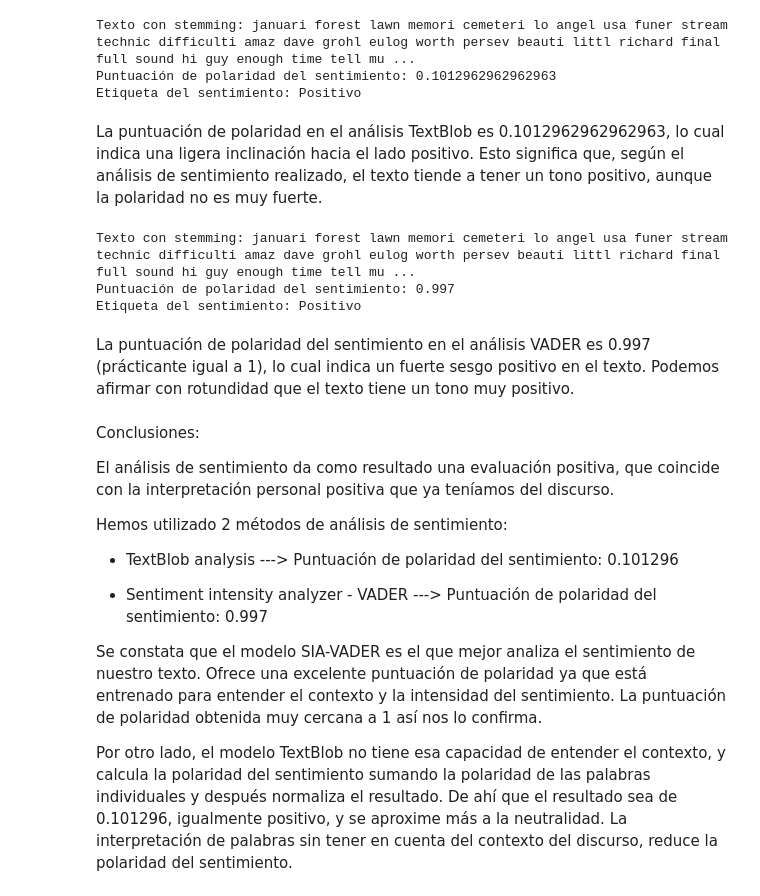
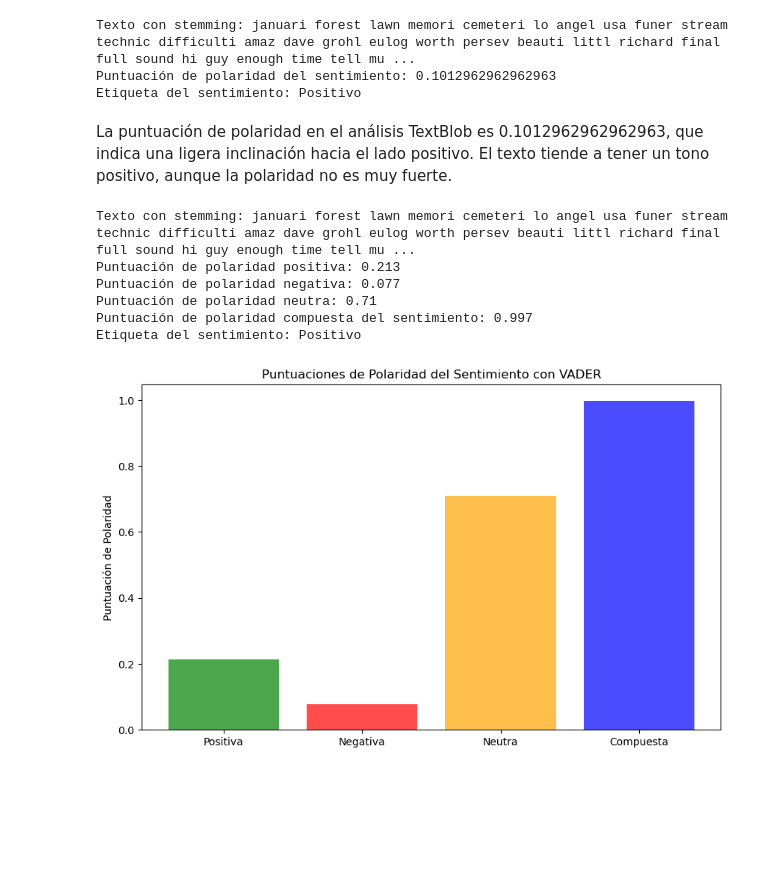
Before and after one commit to AlexV0611/Sprint_9_Text_mining, a Jupyter notebook: M9T01.ipynb, the cells around one changed output. Cells and saved outputs as stored; diff of their text form; code cells hidden in the pictures; blank space fills up the shorter version.

```diff
--- a/M9T01.ipynb
+++ b/M9T01.ipynb
@@ -228,12 +227,11 @@ Texto con stemming: januari forest lawn memori cemeteri lo angel usa funer strea
 Puntuación de polaridad del sentimiento: 0.1012962962962963
 Etiqueta del sentimiento: Positivo
 # %% [markdown]
-La puntuación de polaridad en el análisis TextBlob es 0.1012962962962963, lo cual indica una ligera inclinación hacia el lado positivo. Esto significa que, según el análisis de sentimiento realizado, el texto tiende a tener un tono positivo, aunque la polaridad no es muy fuerte.
+La puntuación de polaridad en el análisis TextBlob es 0.1012962962962963, que indica una ligera inclinación hacia el lado positivo.  El texto tiende a tener un tono positivo, aunque la polaridad no es muy fuerte.
 # %%
-# SENTIMENT INTENSITY ANALYZER - VADER (analiza el contexto)
+# ANALISIS INTENSIDAD SDEL SENTIMIENTO  VADER (analiza el contexto)
 
 from nltk.sentiment import SentimentIntensityAnalyzer
-from nltk.tokenize import word_tokenize
 
 # Creamos un texto a partir de las stemmed words
 text = " ".join(stemmed_words)
@@ -246,6 +244,11 @@ sia = SentimentIntensityAnalyzer()
 
 # puntuación de polaridad del sentimiento
 sentiment_scores = sia.polarity_scores(text)
+
+# Puntuaciones específicas
+positive_score = sentiment_scores['pos']
+negative_score = sentiment_scores['neg']
+neutral_score = sentiment_scores['neu']
 
 # polaridad del sentimiento
 sentiment_polarity = sentiment_scores['compound']
@@ -260,26 +263,32 @@ else:
 
 
 print("Texto con stemming:", text)
-print("Puntuación de polaridad del sentimiento:", sentiment_polarity)
+print("Puntuación de polaridad positiva:", positive_score)
+print("Puntuación de polaridad negativa:", negative_score)
+print("Puntuación de polaridad neutra:", neutral_score)
+print("Puntuación de polaridad compuesta del sentimiento:", sentiment_polarity)
 print("Etiqueta del sentimiento:", sentiment_label)
 # %% [output]
 Texto con stemming: januari forest lawn memori cemeteri lo angel usa funer stream technic difficulti amaz dave grohl eulog worth persev beauti littl richard final full sound hi guy enough time tell mu ...
-Puntuación de polaridad del sentimiento: 0.997
+Puntuación de polaridad positiva: 0.213
+Puntuación de polaridad negativa: 0.077
+Puntuación de polaridad neutra: 0.71
+Puntuación de polaridad compuesta del sentimiento: 0.997
 Etiqueta del sentimiento: Positivo
-# %% [markdown]
-La puntuación de polaridad del sentimiento en el análisis VADER es 0.997 (prácticante igual a 1), lo cual indica un fuerte sesgo positivo en el texto. Podemos afirmar con rotundidad que el texto tiene un tono muy positivo.
-# %% [markdown]
-Conclusiones:
-
-
-El análisis de sentimiento da como resultado una evaluación positiva, que coincide con la interpretación personal positiva que ya teníamos del discurso.
-
-Hemos utilizado 2 métodos de análisis de sentimiento:
-
-- TextBlob analysis ---> Puntuación de polaridad del sentimiento: 0.101296
-
-- Sentiment intensity analyzer - VADER ---> Puntuación de polaridad del sentimiento: 0.997
-
-Se constata que el modelo SIA-VADER es el que mejor analiza el sentimiento de nuestro texto. Ofrece una excelente puntuación de polaridad ya que está entrenado para entender el contexto y la intensidad del sentimiento. La puntuación de polaridad obtenida muy cercana a 1 así nos lo confirma.
-
-Por otro lado, el modelo TextBlob no tiene esa capacidad de entender el contexto, y calcula la polaridad del sentimiento sumando la polaridad de las palabras individuales y después normaliza el resultado. De ahí que el resultado sea de 0.101296, igualmente positivo, y se aproxime más a la neutralidad. La interpretación de palabras sin tener en cuenta del contexto del discurso, reduce la polaridad del sentimiento.
+# %%
+# Podemos graficar los resultados:
+
+labels = ['Positiva', 'Negativa', 'Neutra', 'Compuesta']
+scores = [positive_score, negative_score, neutral_score, sentiment_polarity]
+
+
+plt.figure(figsize=(10, 6))
+plt.bar(labels, scores, color=['green', 'red', 'orange', 'blue'], alpha=0.7)
+
+
+plt.ylabel('Puntuación de Polaridad')
+plt.title('Puntuaciones de Polaridad del Sentimiento con VADER')
+
+plt.show()
+# %% [output]
+[figure, added]
```
Also changed, not shown: parts of 8 cells of this notebook.
